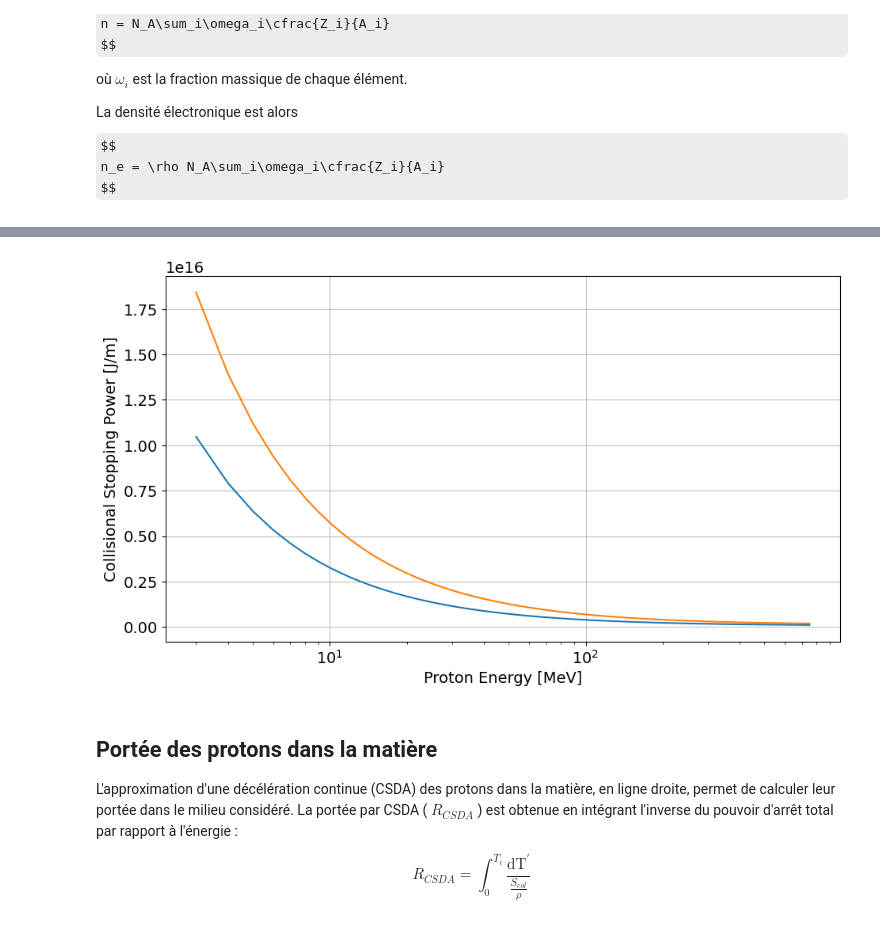
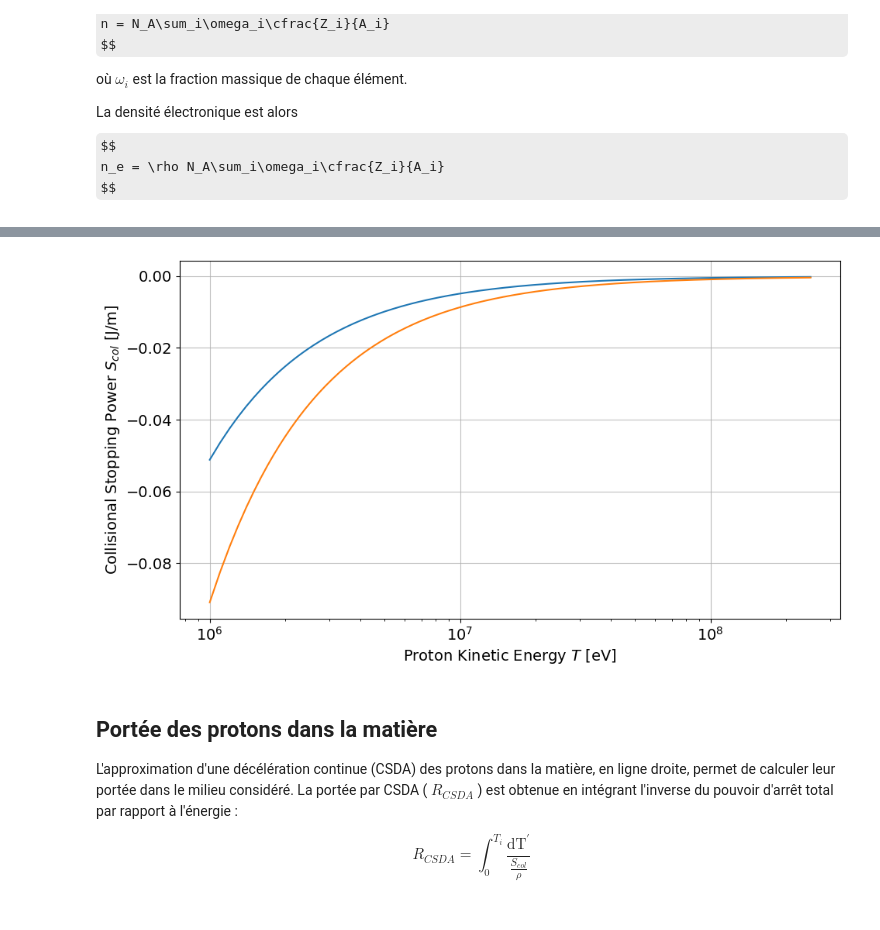
Before and after one commit to Eloi-Blouin/GPH-University-Laval-Course, a Jupyter notebook: Ulaval Session 8 Hiver 2026/Physique Numérique/TP1/TP1_ÉloiBlouin_ClémentPoulin.ipynb, the cells around one changed output, grey strips where cells are left out. Drawn from its saved outputs; the diff is of its cells as text; code cells hidden in the pictures; some formulas as TeX source.

```diff
--- a/Ulaval Session 8 Hiver 2026/Physique Numérique/TP1/TP1_ÉloiBlouin_ClémentPoulin.ipynb
+++ b/Ulaval Session 8 Hiver 2026/Physique Numérique/TP1/TP1_ÉloiBlouin_ClémentPoulin.ipynb
@@ -200,21 +206,21 @@ def calculate_S_col(n_e: float, I: float, T: np.ndarray) -> np.ndarray:
 # %%
 # water data
-water_density = 1.00000E+00                # [g/cm^3]
-water_mean_excitation_energy = 75.00e-6    # [MeV]
+water_density = 1.0e6                   # [g/cm^3]
+water_mean_excitation_energy = 75.00    # [eV]
 
 water_Z_is = np.array([1, 8])
 water_w_is = np.array([0.111894, 0.888106])
 water_A_is = np.array([1.00794, 15.9994])
 
 # bone data
-bone_density = 1.85000E+00                # [g/cm^3]
-bone_mean_excitation_energy = 91.90e-6    # [MeV]
+bone_density = 1.85e6                  # [g/cm^3]
+bone_mean_excitation_energy = 91.90    # [eV]
 
 bone_Z_is = np.array([1, 6, 7, 8, 12, 15, 16, 20])
 bone_w_is = np.array([0.063984, 0.278000, 0.027000, 0.410016, 0.002000, 0.070000, 0.002000, 0.147000])
 bone_A_is = np.array([1.00794, 12.011, 14.0067, 15.9994, 24.305, 30.97376, 32.066, 40.078])
 
-Ts = np.arange(3, 751, 1)
+Ts = np.arange(1e6, 251e6, 1e5)
 
 # calculate n_e for both meterials
 water_n_e = calculate_n_e(
@@ -236,17 +245,17 @@ bone_Scol = calculate_S_col(n_e=bone_n_e, I=bone_mean_excitation_energy, T=Ts)
 # %%
 plt.figure(figsize=(11, 6))
 
 plt.plot(Ts, water_Scol)
 plt.plot(Ts, bone_Scol)
 
-plt.xlabel("Proton Energy [MeV]")
-plt.ylabel("Collisional Stopping Power [J/m]")
+plt.xlabel(r"Proton Kinetic Energy $T$ [eV]")
+plt.ylabel(r"Collisional Stopping Power $S_{col}$ [J/m]")
 plt.xscale('log')
 
 plt.grid(alpha=0.8)
 plt.show()
 # %% [output]
-[figure, old version]
+[figure, new version]
 # %% [markdown]
 ## Portée des protons dans la matière
 
```
Also changed, not shown: parts of 2 cells of this notebook.
